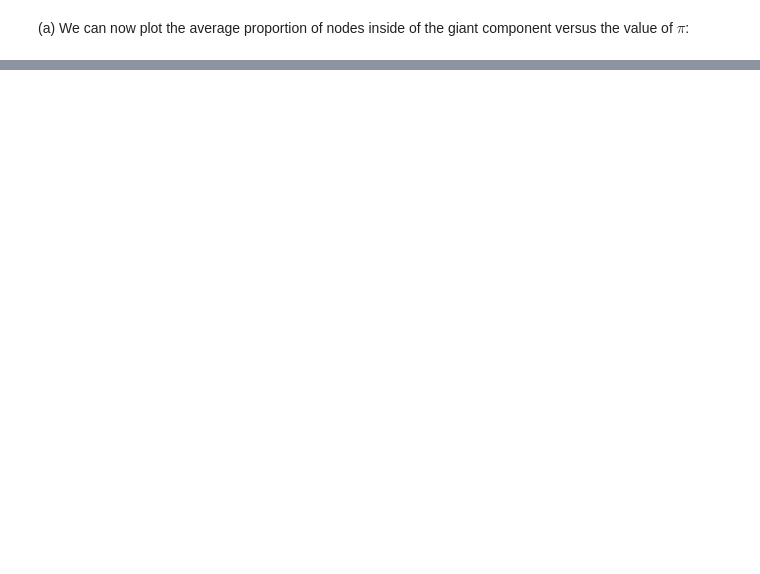
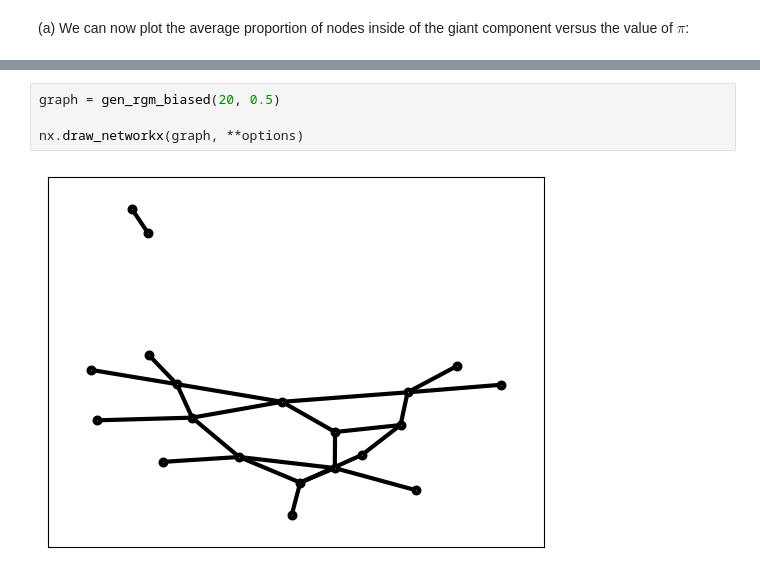
Before and after one commit to jolatechno/cours-ENS, a Jupyter notebook: cours/M2/S4/network/project/JosephTOUZET_complex_network.ipynb, the cells around one changed output, grey strips where cells are left out. Cells and saved outputs as stored; diff of their text form; blank space fills up the shorter version.

```diff
--- a/cours/M2/S4/network/project/JosephTOUZET_complex_network.ipynb
+++ b/cours/M2/S4/network/project/JosephTOUZET_complex_network.ipynb
@@ -154,0 +201,6 @@ plt.plot(pis, avg_size)
+# %%
+graph = gen_rgm_biased(20, 0.5)
+
+nx.draw_networkx(graph, **options)
+# %% [output]
+[figure, added]
```
Also changed, not shown: parts of 20 cells of this notebook.
